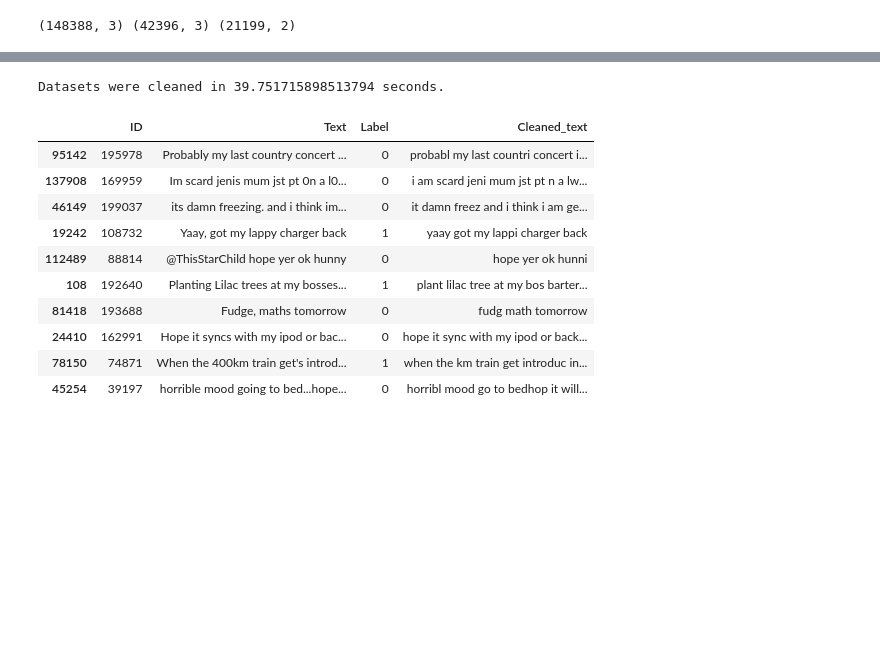
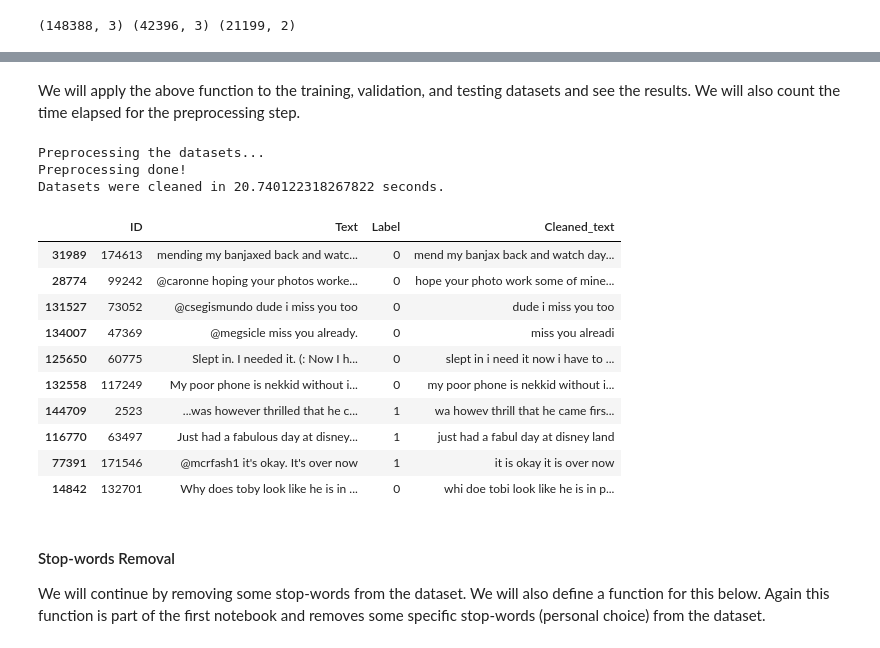
Before and after one commit to AntonisZks/Deep-Learning-for-Natural-Language-Processing, a Jupyter notebook: Notebooks/feed_forward_neural_network.ipynb, the cells around one changed output, grey strips where cells are left out. Saved outputs shown, nothing was run; the diff lists cells and outputs as text; code cells hidden in the pictures; blank space fills up the shorter version.

```diff
--- a/Notebooks/feed_forward_neural_network.ipynb
+++ b/Notebooks/feed_forward_neural_network.ipynb
@@ -6,21 +46,23 @@
 import pandas as pd
 import warnings
 
-warnings.filterwarnings("ignore")
+warnings.filterwarnings("ignore") # Ignore warnings
+warnings.filterwarnings("ignore", category=UserWarning, module="nltk")
 
-dataset_base_filepath = '../Data/Raw' # "/kaggle/input/ai-2-deep-learning-for-nlp-homework-1"
-images_base_filepath = '../imgs' # "/kaggle/input/images"
+# Set the dataset path
+base_folder = ".."
+dataset_base_filepath = base_folder + '/Data' # "/kaggle/input/ai-2-deep-learning-for-nlp-homework-1"
 
 # Load all the dataset files using pandas and store inside some dataframe variables
 train_df = pd.read_csv(f'{dataset_base_filepath}/train_dataset.csv')
 val_df = pd.read_csv(f'{dataset_base_filepath}/val_dataset.csv')
 test_df = pd.read_csv(f'{dataset_base_filepath}/test_dataset.csv')
 
-# Reduce the data sizes
+# Reduce the data sizes (0 to 1 - For testing purposes)
 size=1
 train_df = train_df.sample(frac=size)
 val_df = val_df.sample(frac=size)
-# test_df = test_df.sample(frac=size)
+test_df = test_df.sample(frac=size)
 
 print(train_df.shape, val_df.shape, test_df.shape)
 # %% [output]
@@ -37,21 +153,10 @@ train_df.head()
 # %%
-import os
 import re
-import nltk
-from nltk.stem import PorterStemmer, WordNetLemmatizer
-from nltk.corpus import wordnet
 import contractions
 
-nltk.download('wordnet')
-nltk.download('omw-1.4')
-nltk.download('punkt_tab')
-
-stemmer = PorterStemmer()
-lemmatizer = WordNetLemmatizer()
-
-!unzip -o /home/antonis/nltk_data/corpora/wordnet.zip -d /home/antonis/nltk_data/corpora/
-
+# Provided by first notebook
 def clean_text(text: str) -> str:
+    """ Basic string preprocessing function. """
     text = text.lower() # Convert to lowercase
     text = contractions.fix(text) # Expand contractions
     text = re.sub(r"http\S+|www\S+|https\S+", "", text) # Remove url links
@@ -101,27 +179,43 @@ Archive:  /home/antonis/nltk_data/corpora/wordnet.zip
+# %% [markdown]
+We will apply the above function to the training, validation, and testing datasets and see the results. We will also count the time elapsed for the preprocessing step.
 # %%
 import time
 
+# Drop nan values and duplicates from the datasets
+train_df.dropna(inplace=True)
+train_df.drop_duplicates(inplace=True)
+val_df.dropna(inplace=True)
+val_df.drop_duplicates(inplace=True)
+test_df.dropna(inplace=True)
+test_df.drop_duplicates(inplace=True)
+
 # Apply the cleaning function to every dataset file and create a new column with the modified text
+print("Preprocessing the datasets...")
 start_time = time.time()
 train_df["Cleaned_text"] = train_df["Text"].apply(clean_text)
 val_df["Cleaned_text"] = val_df["Text"].apply(clean_text)
 test_df["Cleaned_text"] = test_df["Text"].apply(clean_text)
 end_time = time.time()
+print("Preprocessing done!")
 
 print(f"Datasets were cleaned in {end_time - start_time} seconds.")
-
 train_df.head(10)
 # %% [output]
-Datasets were cleaned in 39.751715898513794 seconds.
+Preprocessing the datasets...
+Preprocessing done!
+Datasets were cleaned in 20.740122318267822 seconds.
 |  | ID | Text | Label | Cleaned_text |
-| 95142 | 195978 | Probably my last country concert ... | 0 | probabl my last countri concert i... |
-| 137908 | 169959 | Im scard jenis mum jst pt 0n a l0... | 0 | i am scard jeni mum jst pt n a lw... |
-| 46149 | 199037 | its damn freezing. and i think im... | 0 | it damn freez and i think i am ge... |
-| 19242 | 108732 | Yaay, got my lappy charger back | 1 | yaay got my lappi charger back |
-| 112489 | 88814 | @ThisStarChild hope yer ok hunny | 0 | hope yer ok hunni |
-| 108 | 192640 | Planting Lilac trees at my bosses... | 1 | plant lilac tree at my bos barter... |
-| 81418 | 193688 | Fudge, maths tomorrow | 0 | fudg math tomorrow |
-| 24410 | 162991 | Hope it syncs with my ipod or bac... | 0 | hope it sync with my ipod or back... |
-| 78150 | 74871 | When the 400km train get's introd... | 1 | when the km train get introduc in... |
-| 45254 | 39197 | horrible mood going to bed...hope... | 0 | horribl mood go to bedhop it will... |
+| 31989 | 174613 | mending my banjaxed back and watc... | 0 | mend my banjax back and watch day... |
+| 28774 | 99242 | @caronne hoping your photos worke... | 0 | hope your photo work some of mine... |
+| 131527 | 73052 | @csegismundo dude i miss you too | 0 | dude i miss you too |
+| 134007 | 47369 | @megsicle miss you already. | 0 | miss you alreadi |
+| 125650 | 60775 | Slept in. I needed it. (: Now I h... | 0 | slept in i need it now i have to ... |
+| 132558 | 117249 | My poor phone is nekkid without i... | 0 | my poor phone is nekkid without i... |
+| 144709 | 2523 | ...was however thrilled that he c... | 1 | wa howev thrill that he came firs... |
+| 116770 | 63497 | Just had a fabulous day at disney... | 1 | just had a fabul day at disney land |
+| 77391 | 171546 | @mcrfash1 it's okay. It's over now | 1 | it is okay it is over now |
+| 14842 | 132701 | Why does toby look like he is in ... | 0 | whi doe tobi look like he is in p... |
+# %% [markdown]
+#### Stop-words Removal
+We will continue by removing some stop-words from the dataset. We will also define a function for this below. Again this function is part of the first notebook and removes some specific stop-words (personal choice) from the dataset.
 # %%
```
Also changed, not shown: parts of 131 cells of this notebook.
